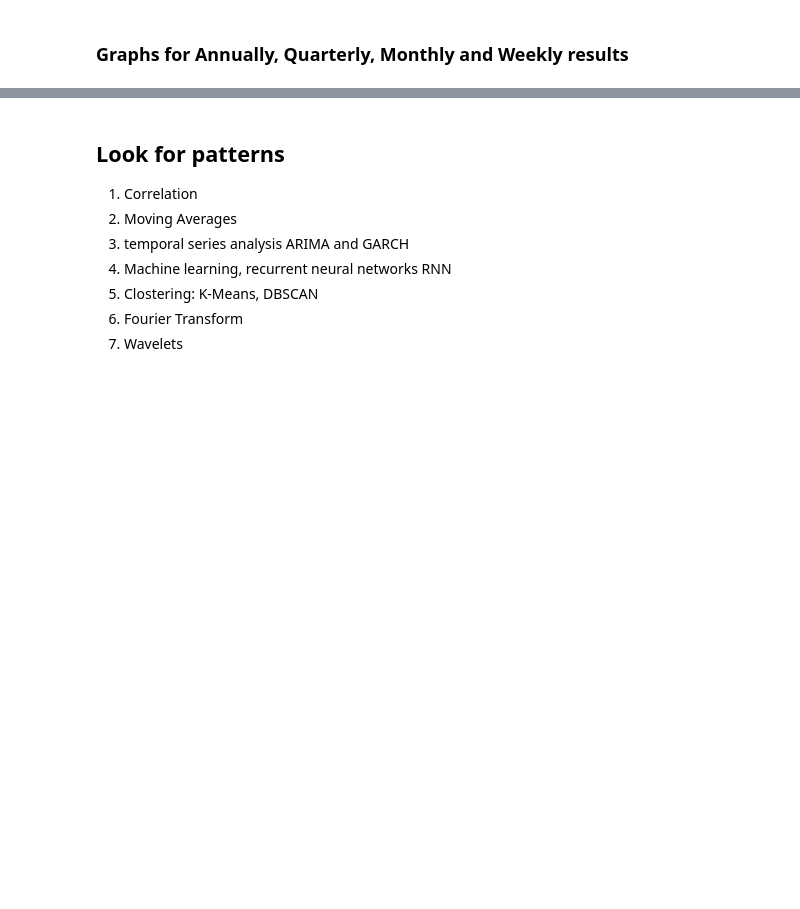
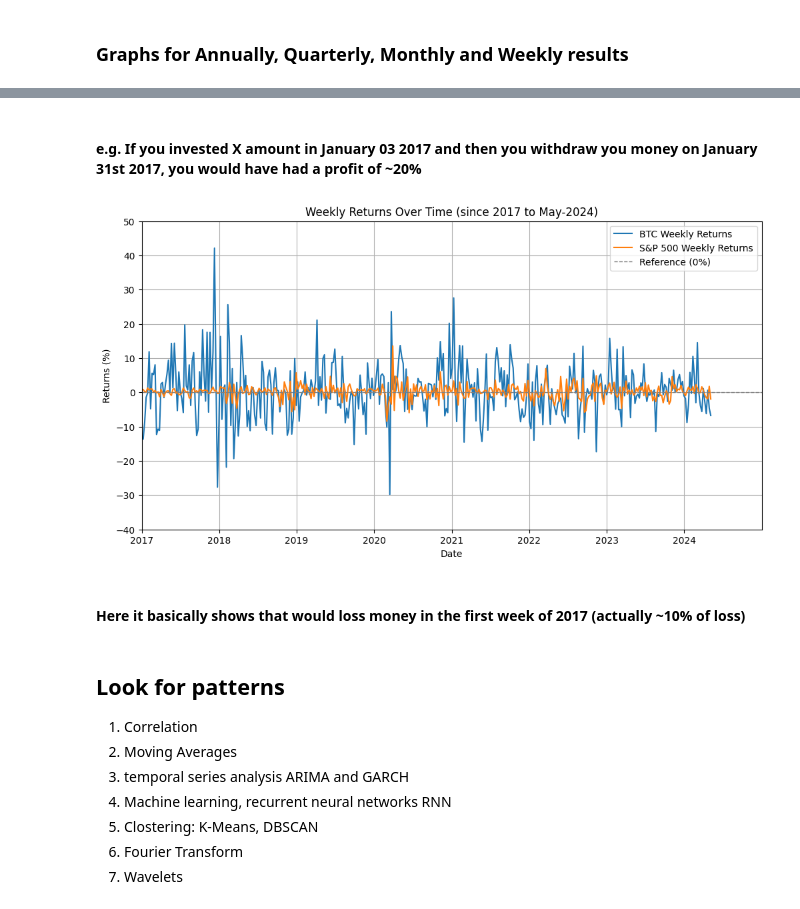
Before and after one commit to AngelDHackerman/BTC-ETH_Data_Analysis, a Jupyter notebook: 5.3_Inshights_Cumulative_Returns.ipynb, the cells around one changed output, grey strips where cells are left out. Cells and saved outputs as stored; diff of their text form; code cells hidden in the pictures; blank space fills up the shorter version.

```diff
--- a/5.3_Inshights_Cumulative_Returns.ipynb
+++ b/5.3_Inshights_Cumulative_Returns.ipynb
@@ -204,3 +316,28 @@ plt.show()
+# %% [markdown]
+#### e.g. If you invested X amount in January 03 2017 and then you withdraw you money on January 31st 2017, you would have had a profit of ~20%
+# %%
+plt.figure(figsize=(12, 6))
+plt.plot(weekly_returns.index, weekly_returns['BTC_Returns_Weekly_%'], label='BTC Weekly Returns')
+plt.plot(weekly_returns.index, weekly_returns['SP500_Returns_Weekly_%'], label='S&P 500 Weekly Returns')
+
+# Zero line refence
+plt.axhline(0, color='gray', linestyle='--', linewidth=1, label="Reference (0%)")
+
+# Custom Y and X axes
+plt.xlim([pd.to_datetime('2017-01-01'), pd.to_datetime('2024-12-31')])
+plt.ylim(-40, 50) # Range for Y axe
+plt.yticks(np.arange(-40, 51, 10)) # using steps of 100
+
+plt.title('Weekly Returns Over Time (since 2017 to May-2024)')
+plt.xlabel('Date')
+plt.ylabel('Returns (%)')
+plt.legend()
+plt.grid(True)
+plt.show()
+# %% [output]
+[figure, added]
+# %% [markdown]
+#### Here it basically shows that would loss money in the first week of 2017 (actually ~10% of loss)
 # %% [markdown]
 ## Look for patterns
 1. Correlation
```
Also changed, not shown: parts of 17 cells of this notebook.
